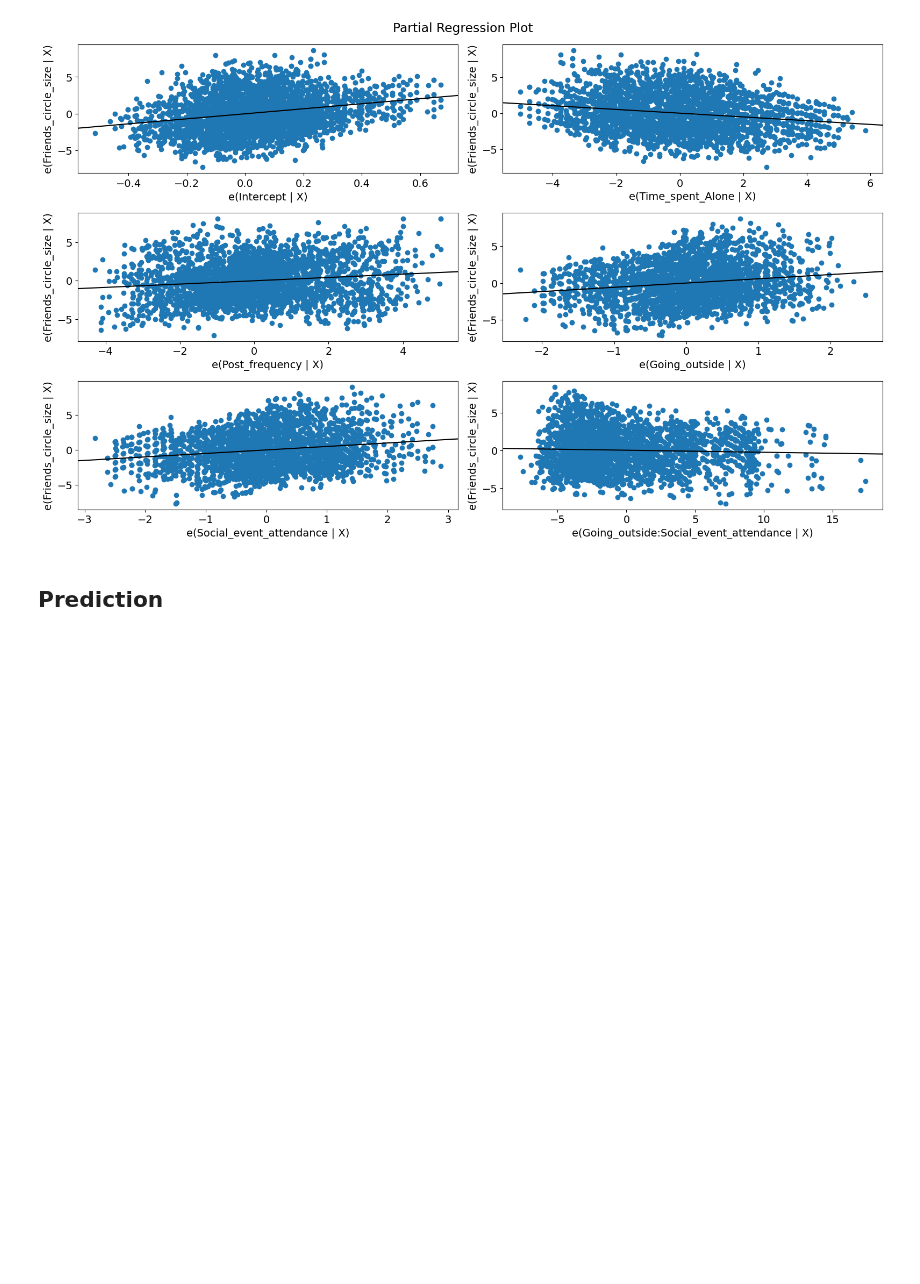
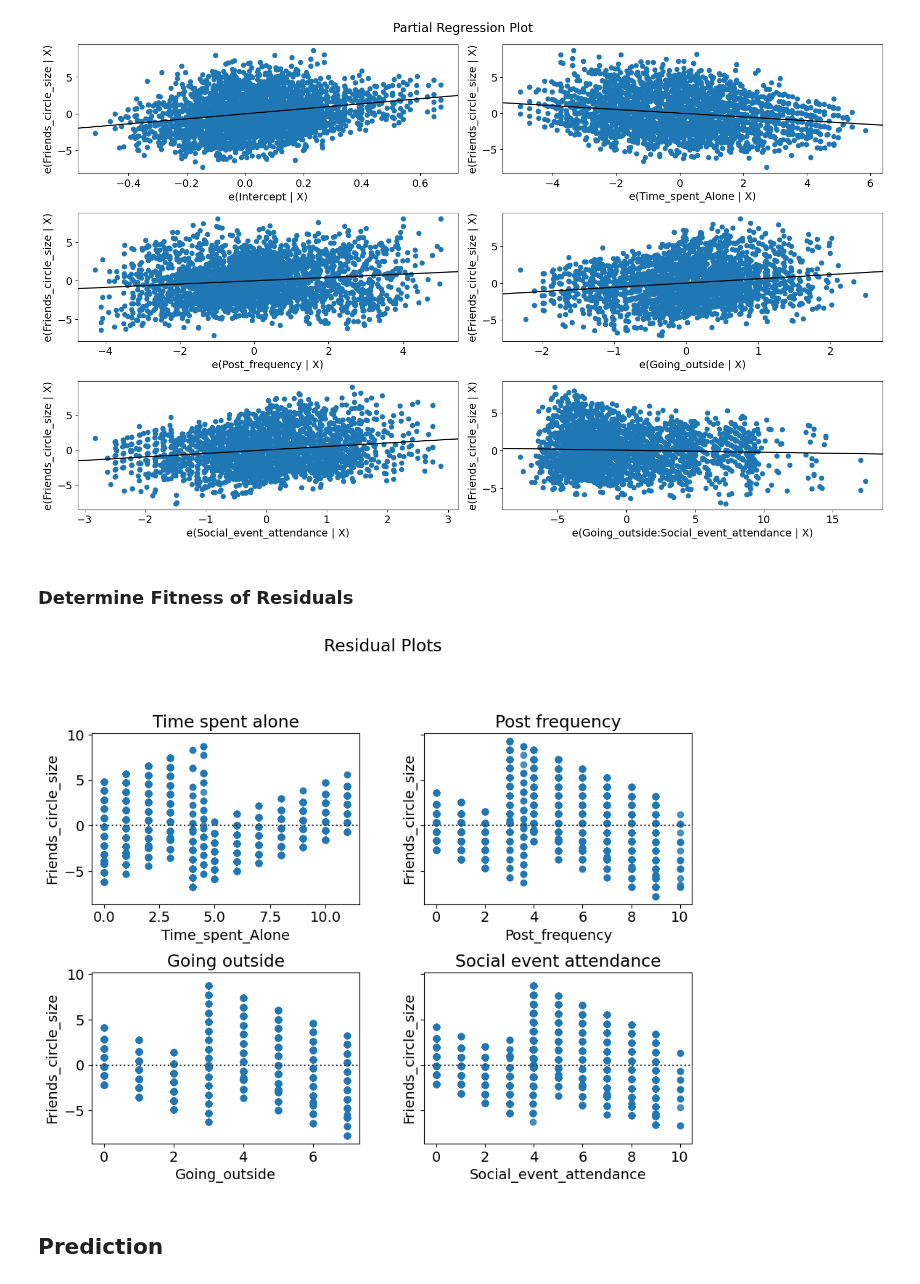
Before and after one commit to Prokope45/NeuralNetworkProject, a Jupyter notebook: RegressionAnalysis.ipynb, the cells around one changed output. Cells and saved outputs as stored; diff of their text form; code cells hidden in the pictures; blank space fills up the shorter version.

Commit message:
Update regression model description and add residual plots.

```diff
--- a/RegressionAnalysis.ipynb
+++ b/RegressionAnalysis.ipynb
@@ -114,6 +134,47 @@ fig = sm.graphics.plot_partregress_grid(model)
 fig.tight_layout(pad=1.0)
 # %% [output]
 [figure]
+# %% [markdown]
+### Determine Fitness of Residuals
+# %%
+# import matplotlib.pyplot as plt/
+import seaborn as sns
+
+fig, axes = plt.subplots(2, 2, figsize=(10, 8), sharey=True)
+fig.suptitle("Residual Plots")
+fig.tight_layout(pad=3.0)
+
+plots_info = [
+    {
+        "name": "Time_spent_Alone",
+        "title": "Time spent alone",
+        "axes": (0, 0)
+    },
+    {
+        "name": "Post_frequency",
+        "title": "Post frequency",
+        "axes": (0, 1)
+    },
+    {
+        "name": "Going_outside",
+        "title": "Going outside",
+        "axes": (1, 0)
+    },
+    {
+        "name": "Social_event_attendance",
+        "title": "Social event attendance",
+        "axes": (1, 1)
+    },
+]
+
+for plot in plots_info:
+    y_axis = plot["axes"][0]
+    x_axis = plot["axes"][1]
+    position = axes[y_axis, x_axis]
+    sns.residplot(ra_df, x=plot["name"], y="Friends_circle_size", ax=position)
+    position.set_title(plot["title"])
+# %% [output]
+[figure, added]
 # %% [markdown]
 ## Prediction
 # %%
```
Also changed, not shown: parts of 4 cells of this notebook, 2 other files.
